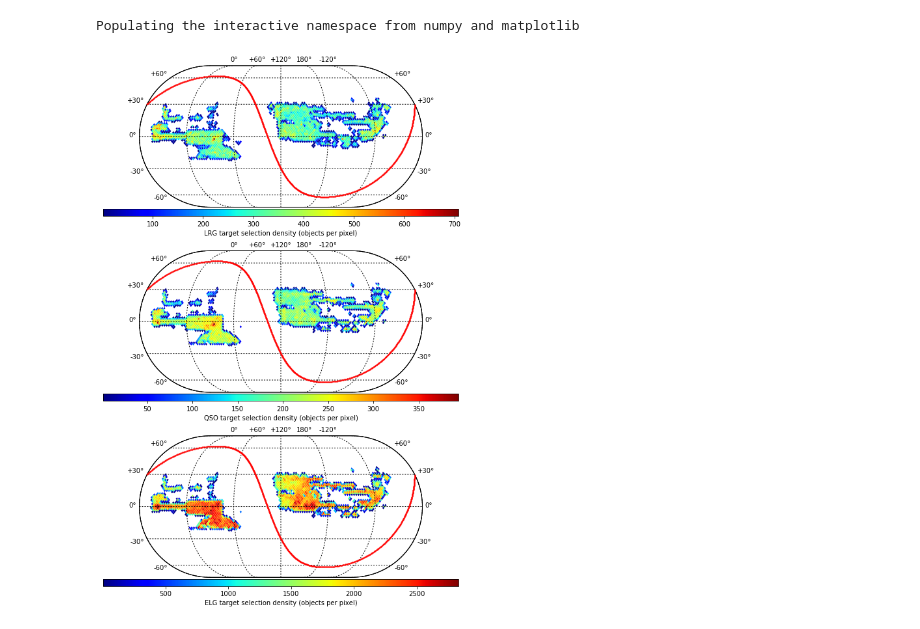
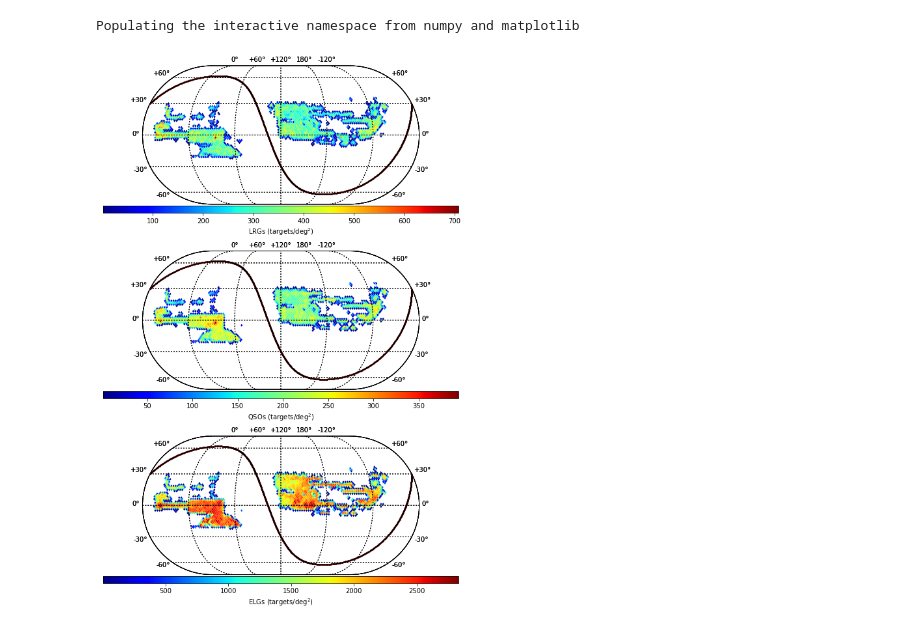
Before and after one commit to moustakas/siena-astrophysics, a Jupyter notebook: research/desitarget/dr3_targets_skymaps.ipynb, the cells around one changed output. Cells and saved outputs as stored; diff of their text form; code cells hidden in the pictures.

Commit message:
cleaning up galactic plane

```diff
--- a/research/desitarget/dr3_targets_skymaps.ipynb
+++ b/research/desitarget/dr3_targets_skymaps.ipynb
@@ -22,12 +24,13 @@ dd = fitsio.read(os.path.join(path, 'targets-dr3.1-0.8.1.fits'),
 # %%
 with warnings.catch_warnings():
     warnings.simplefilter('ignore')
     plt.figure(figsize=(8, 12))
     for number, obj in enumerate(['LRG', 'QSO', 'ELG']):
         cut = np.where((dd['DESI_TARGET'] & desi_mask.mask(obj)) != 0)*1
         plt.subplot(3, 1, number+1)
         plot_sky_binned(dd['RA'][cut], dd['DEC'][cut], verbose=False, clip_lo='!1', plot_type='healpix',
-                        cmap='jet', label=r'{} target selection density (objects per pixel)'.format(obj));
+                        cmap='jet', label=r'{}s (targets/deg$^2$)'.format(obj));
+        init_sky(galactic_plane_color='k');
     plt.tight_layout()
 # %% [output]
-[figure, old version]
+[figure, new version]
```
Also changed, not shown: parts of 1 cell of this notebook.
